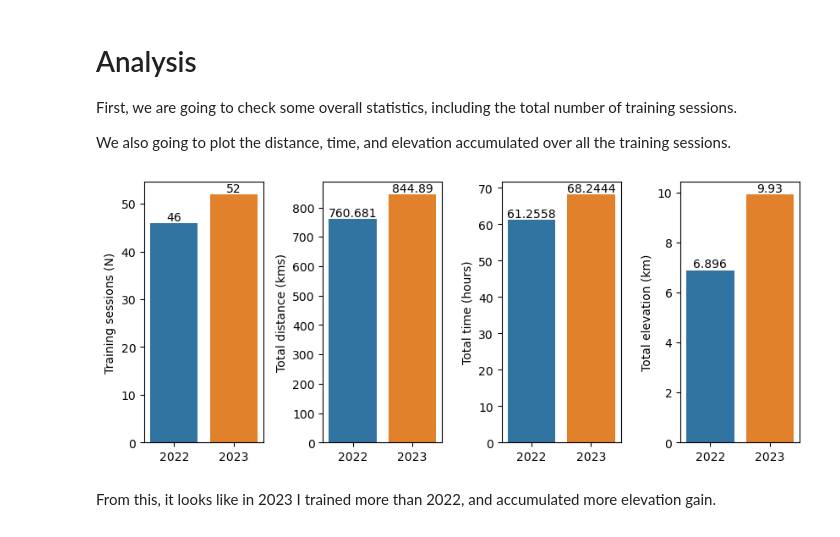
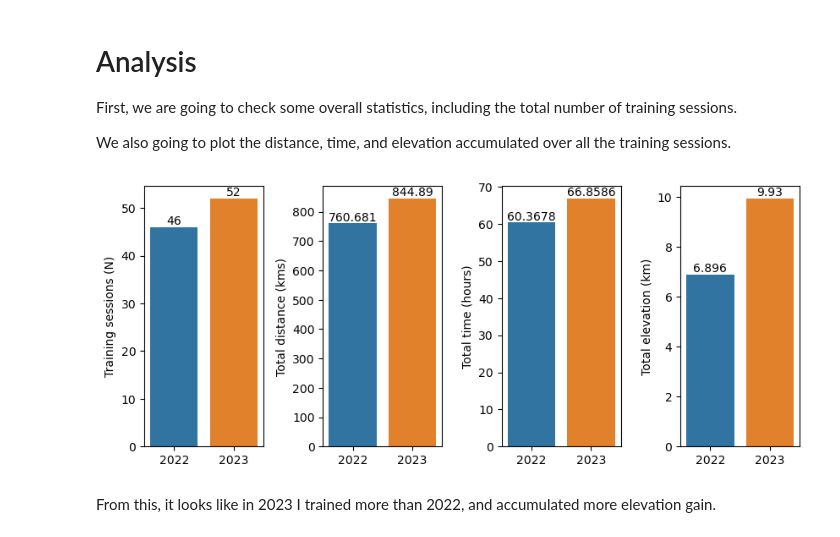
Before and after one commit to grinic/strava_analysis, a Jupyter notebook: code/marathon_analysis.ipynb, the cells around one changed output. Saved outputs shown, nothing was run; the diff lists cells and outputs as text; code cells hidden in the pictures.

```diff
--- a/code/marathon_analysis.ipynb
+++ b/code/marathon_analysis.ipynb
@@ -38,6 +38,11 @@ marathons.head()
 | 3 | Evening Run | 16143.5 | 4526 | 4526 | 110.0 | Run | Run | 2022-05-02T17:02:01Z | ... |
 | 4 | Evening Run | 11208.1 | 3114 | 3120 | 52.0 | Run | Run | 2022-04-28T17:42:01Z | ... |
 5 rows × 29 columns
+# %%
+marathons.average_speed = marathons.average_speed*60*60/1000
+marathons.distance = marathons.distance/1000
+marathons.moving_time = marathons.moving_time/60
+marathons.total_elevation_gain = marathons.total_elevation_gain/1000
 # %% [markdown]
 # Analysis
 
@@ -55,36 +60,36 @@ sns.barplot(
     ax = ax[0]
 )
 ax[0].set_ylabel('Training sessions (N)')
 
 sns.barplot(
     data = marathons,
     x = marathons.year.unique(),
-    y = marathons.groupby(['year'])['distance'].sum()/1000,
+    y = marathons.groupby(['year'])['distance'].sum(),
     ax = ax[1]
 )
 ax[1].set_ylabel('Total distance (kms)')
 
 sns.barplot(
     data = marathons,
     x = marathons.year.unique(),
-    y = marathons.groupby(['year'])['elapsed_time'].sum()/60/60,
+    y = marathons.groupby(['year'])['moving_time'].sum()/60,
     ax = ax[2]
 )
 ax[2].set_ylabel('Total time (hours)')
 
 sns.barplot(
     data = marathons,
     x = marathons.year.unique(),
-    y = marathons.groupby(['year'])['total_elevation_gain'].sum()/1000,
+    y = marathons.groupby(['year'])['total_elevation_gain'].sum(),
     ax = ax[3]
 )
 ax[3].set_ylabel('Total elevation (km)')
 
 # visualize overall numbers
 for a in ax:
     for i in a.containers:
         a.bar_label(i,)
 # %% [output]
-[figure, old version]
+[figure, new version]
 # %% [markdown]
 From this, it looks like in 2023 I trained more than 2022, and accumulated more elevation gain.
```
Also changed, not shown: parts of 3 cells of this notebook.
